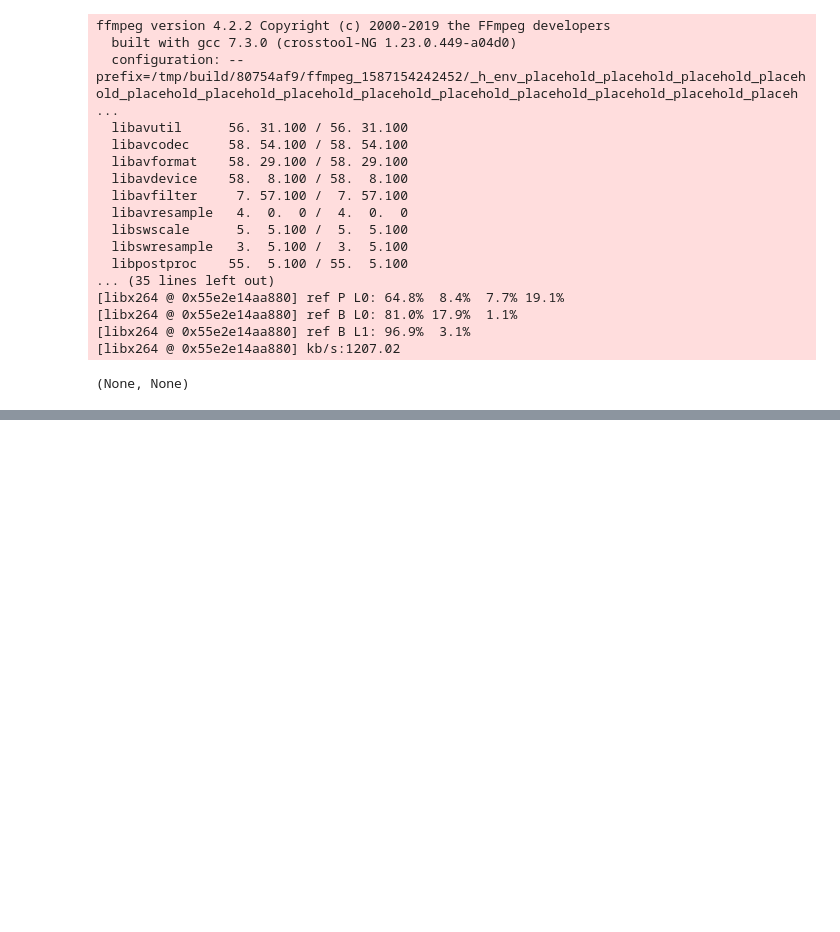
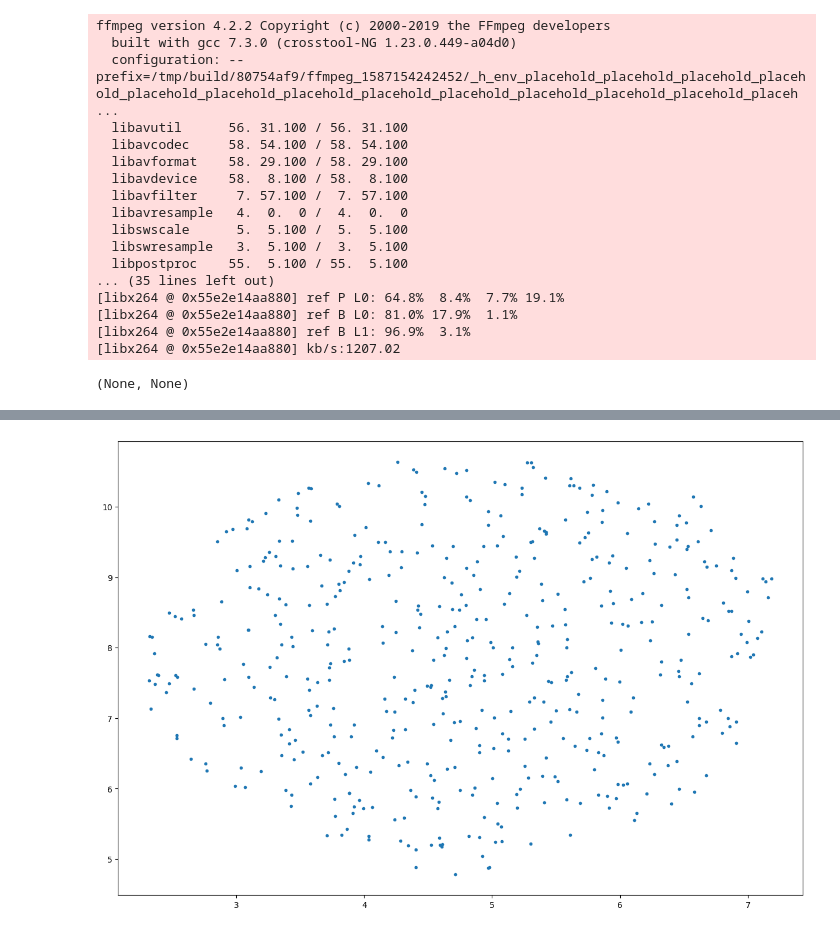
Before and after one commit to NeuroTheoryUMD/mattjac, a Jupyter notebook: v1/dstrf.ipynb, the cells around one changed output, grey strips where cells are left out. Drawn from its saved outputs; the diff is of its cells as text; code cells hidden in the pictures; blank space fills up the shorter version.

```diff
--- a/v1/dstrf.ipynb
+++ b/v1/dstrf.ipynb
@@ -324,7 +328,7 @@ for i in range(start, end):
                             origin='lower')
         ax_dstrf_inh.set_title('dSTRF Inh Layer {}'.format(li))
 
-    ax_robs = fig.add_subplot(grid[4,:])
+    ax_robs = fig.add_subplot(grid[len(dstrf_excs)+2,:])
     ax_robs.plot(pred, c='r')
     ax_robs.plot(robs.detach().numpy(), c='b')
     ax_robs.axvline(x=50, color='r', linestyle='--')
@@ -383,0 +594,25 @@ ffmpeg version 4.2.2 Copyright (c) 2000-2019 the FFmpeg developers
+# %%
+import umap
+import pickle
+from sklearn.decomposition import PCA
+from sklearn.preprocessing import StandardScaler
+reducer_excs = umap.UMAP()
+scaled_R_excs = StandardScaler().fit_transform(dstrf_excs_L2)
+dstrf_excs_embedding = reducer_excs.fit_transform(scaled_R_excs)
+
+reducer_inhs = umap.UMAP()
+scaled_R_inhs = StandardScaler().fit_transform(dstrf_inhs_L2)
+dstrf_inhs_embedding = reducer_inhs.fit_transform(scaled_R_inhs)
+
+reducer_stims = umap.UMAP()
+scaled_stims = StandardScaler().fit_transform(stims)
+stims_embedding = reducer_stims.fit_transform(scaled_stims)
+# %%
+# plot it|
+plt.figure(figsize=(15,10))
+plt.scatter(dstrf_excs_embedding[:,0], dstrf_excs_embedding[:,1],
+            #c=range(500), cmap='rainbow',
+            marker='.')
+plt.show()
+# %% [output]
+[figure, added]
```
Also changed, not shown: parts of 25 cells of this notebook, 3 other files.
